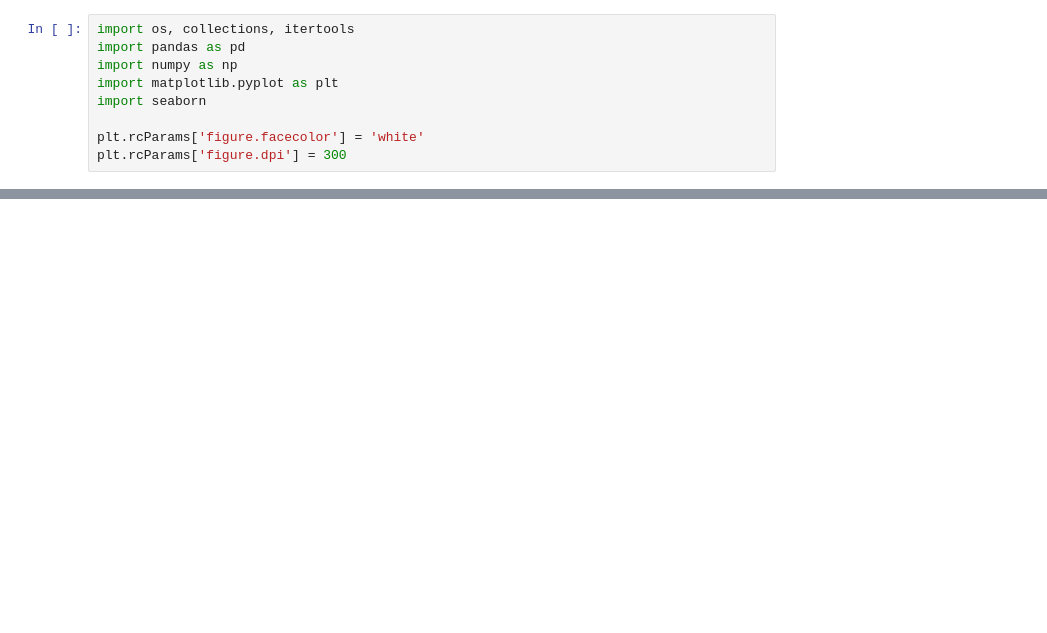
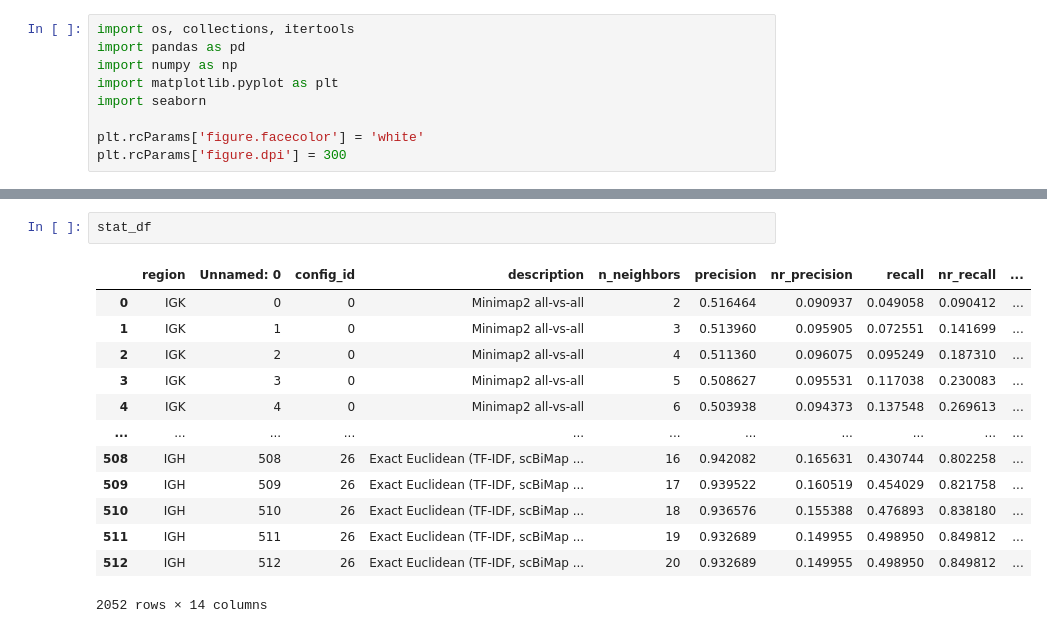
Before and after one commit to jzhang-dev/kNN-overlap-finder, a Jupyter notebook: notebooks/plot/plot.py.ipynb, the cells around one changed output, grey strips where cells are left out. Cells and saved outputs as stored; diff of their text form; blank space fills up the shorter version.

```diff
--- a/notebooks/plot/plot.py.ipynb
+++ b/notebooks/plot/plot.py.ipynb
@@ -80,0 +91,16 @@ ax.set_ylim(0.994, 0.998)
+# %%
+stat_df
+# %% [output]
+|  | region | Unnamed: 0 | config_id | description | n_neighbors | precision | nr_precision | recall | nr_recall | ... |
+| 0 | IGK | 0 | 0 | Minimap2 all-vs-all | 2 | 0.516464 | 0.090937 | 0.049058 | 0.090412 | ... |
+| 1 | IGK | 1 | 0 | Minimap2 all-vs-all | 3 | 0.513960 | 0.095905 | 0.072551 | 0.141699 | ... |
+| 2 | IGK | 2 | 0 | Minimap2 all-vs-all | 4 | 0.511360 | 0.096075 | 0.095249 | 0.187310 | ... |
+| 3 | IGK | 3 | 0 | Minimap2 all-vs-all | 5 | 0.508627 | 0.095531 | 0.117038 | 0.230083 | ... |
+| 4 | IGK | 4 | 0 | Minimap2 all-vs-all | 6 | 0.503938 | 0.094373 | 0.137548 | 0.269613 | ... |
+| ... | ... | ... | ... | ... | ... | ... | ... | ... | ... | ... |
+| 508 | IGH | 508 | 26 | Exact Euclidean (TF-IDF, scBiMap ... | 16 | 0.942082 | 0.165631 | 0.430744 | 0.802258 | ... |
+| 509 | IGH | 509 | 26 | Exact Euclidean (TF-IDF, scBiMap ... | 17 | 0.939522 | 0.160519 | 0.454029 | 0.821758 | ... |
+| 510 | IGH | 510 | 26 | Exact Euclidean (TF-IDF, scBiMap ... | 18 | 0.936576 | 0.155388 | 0.476893 | 0.838180 | ... |
+| 511 | IGH | 511 | 26 | Exact Euclidean (TF-IDF, scBiMap ... | 19 | 0.932689 | 0.149955 | 0.498950 | 0.849812 | ... |
+| 512 | IGH | 512 | 26 | Exact Euclidean (TF-IDF, scBiMap ... | 20 | 0.932689 | 0.149955 | 0.498950 | 0.849812 | ... |
+2052 rows × 14 columns
```
Also changed, not shown: parts of 4 cells of this notebook, 5 other files.
